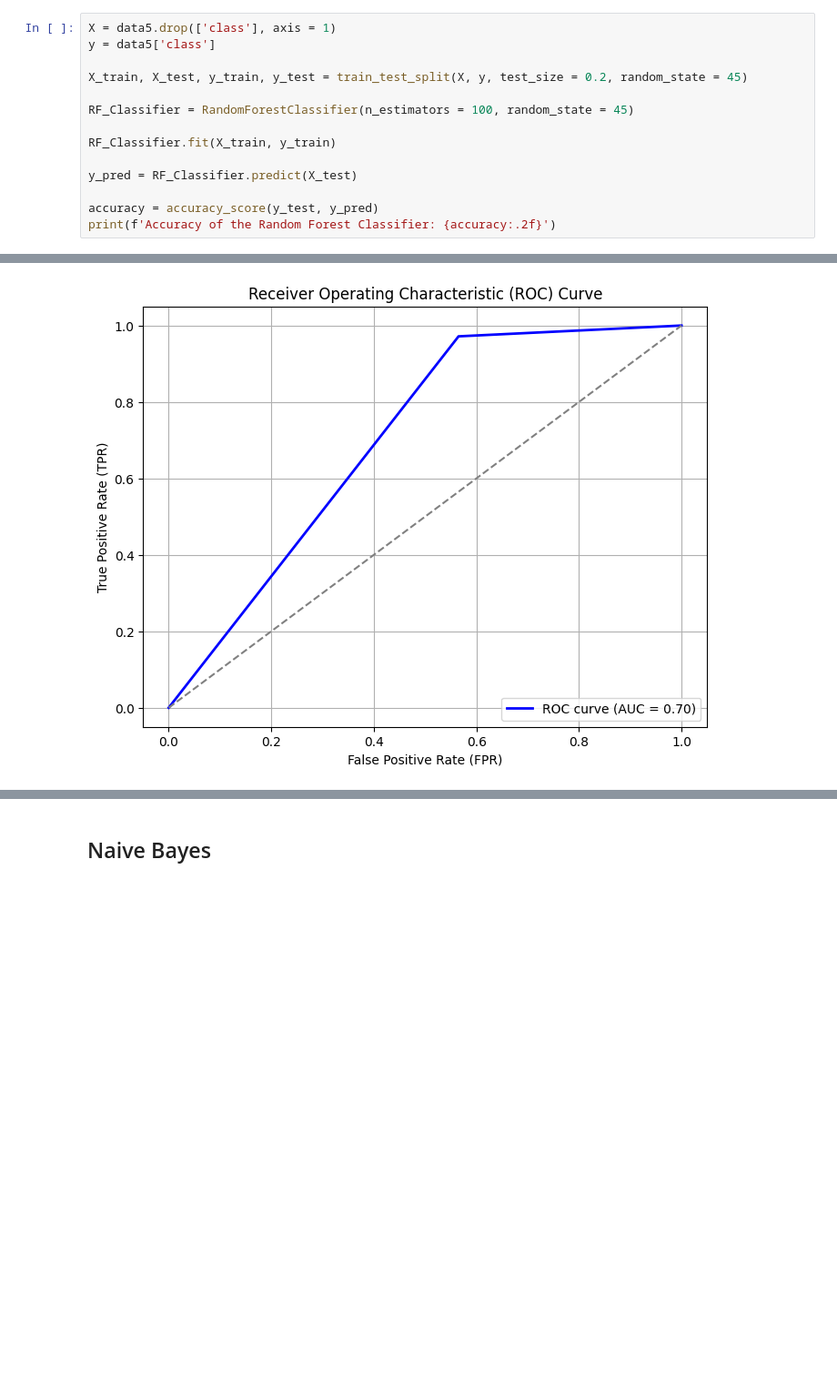
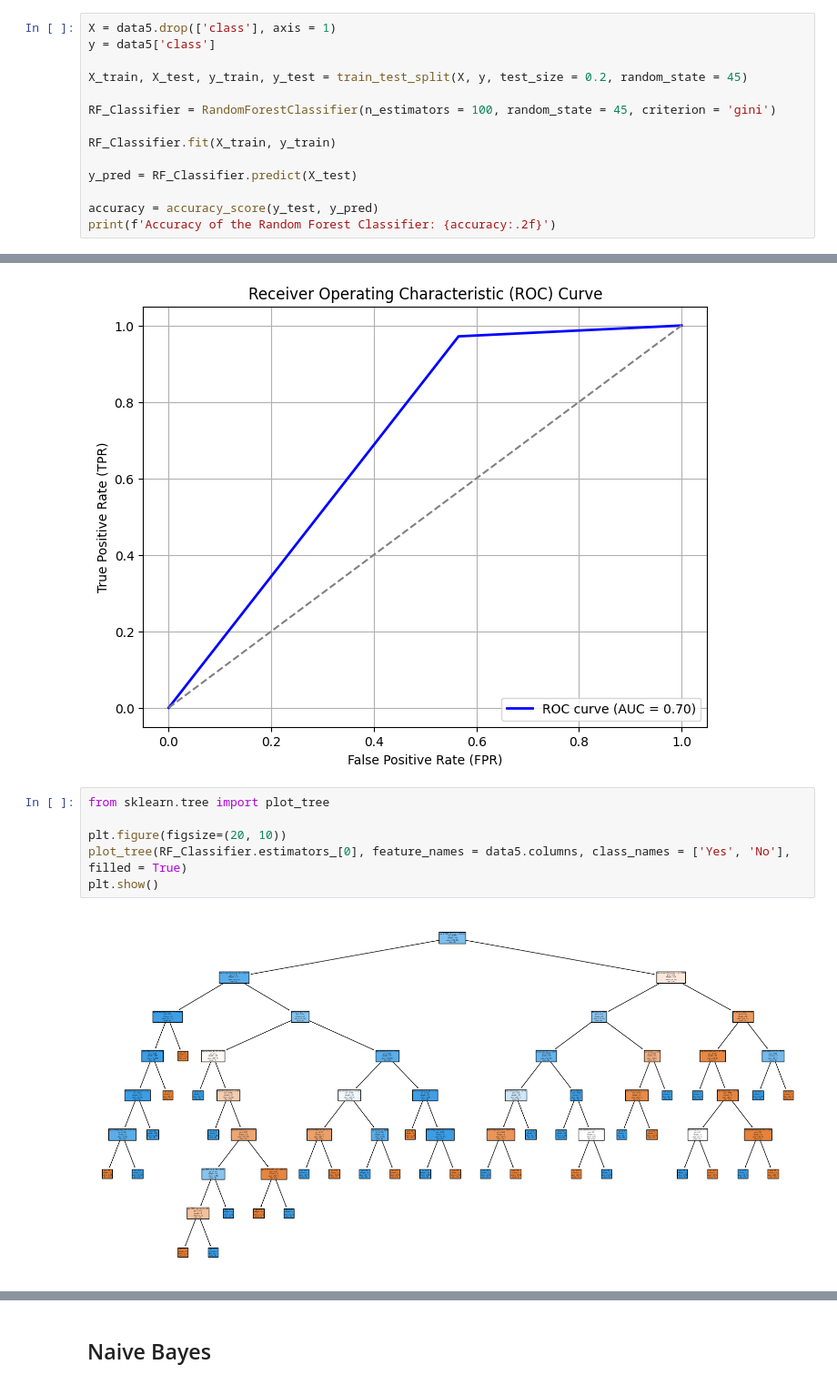
Before and after one commit to Prashanth-Chandra/Parkinson-s-Disease-ML-Project, a Jupyter notebook: Models with respect to Dataframes/Dataset 5.ipynb, the cells around one changed output, grey strips where cells are left out. Shown at 91% size. Saved outputs shown, nothing was run; the diff lists cells and outputs as text; blank space fills up the shorter version.

Commit message:
Segregate Random Forest into GINI and Entropy and plot trees

```diff
--- a/Models/Dataset 5.ipynb
+++ b/Models with respect to Dataframes/Dataset 5.ipynb
@@ -230,7 +232,7 @@ y = data5['class']
 
 X_train, X_test, y_train, y_test = train_test_split(X, y, test_size = 0.2, random_state = 45)
 
-RF_Classifier = RandomForestClassifier(n_estimators = 100, random_state = 45)
+RF_Classifier = RandomForestClassifier(n_estimators = 100, random_state = 45, criterion = 'gini')
 
 RF_Classifier.fit(X_train, y_train)
 
@@ -255,3 +257,11 @@ plt.grid(True)
 plt.show()
 # %% [output]
 [figure]
+# %%
+from sklearn.tree import plot_tree
+
+plt.figure(figsize=(20, 10))
+plot_tree(RF_Classifier.estimators_[0], feature_names = data5.columns, class_names = ['Yes', 'No'], filled = True)
+plt.show()
+# %% [output]
+[figure, added]
```
Also changed, not shown: parts of 5 cells of this notebook, 3 other files.
